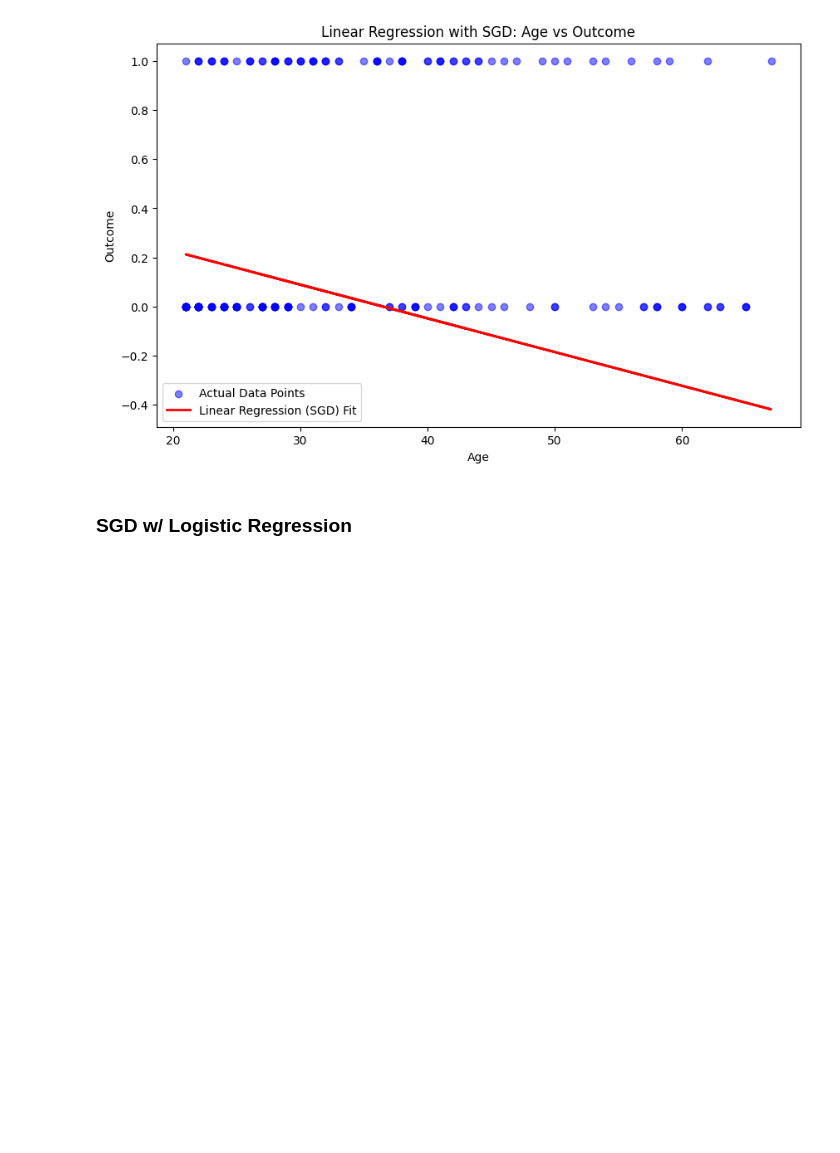
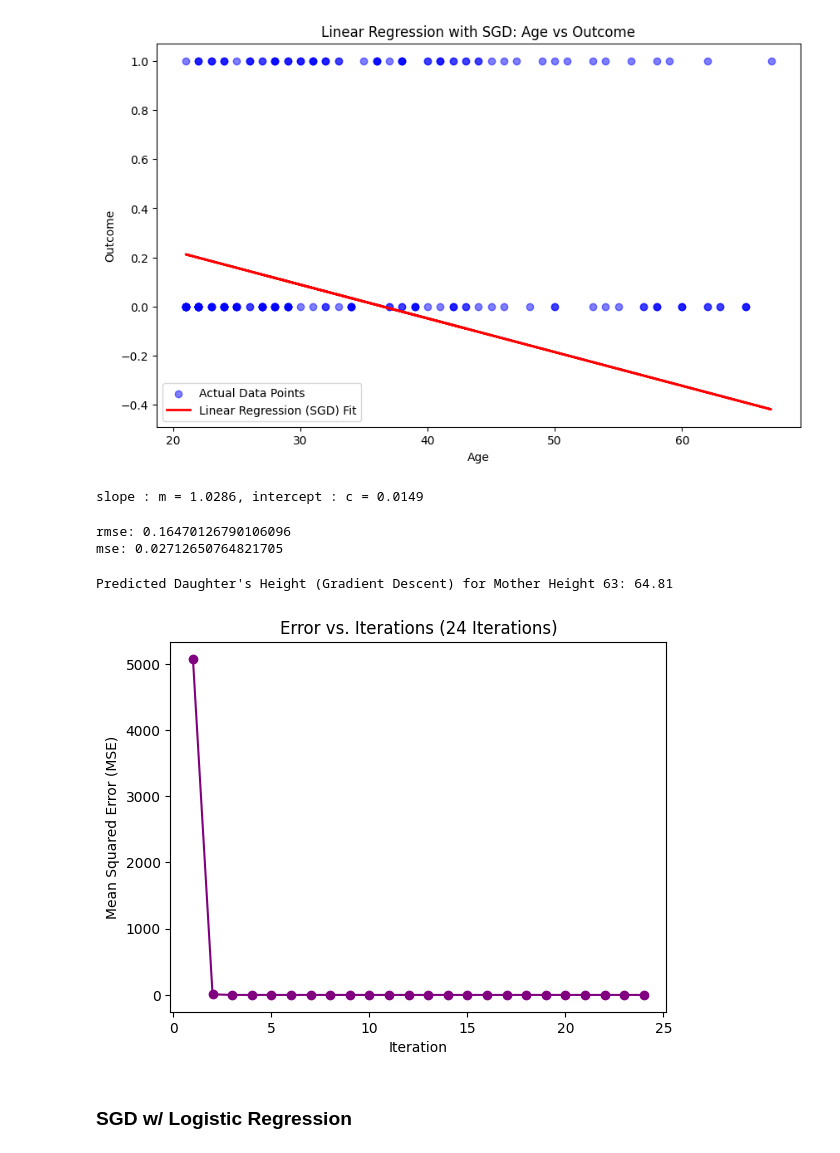
Before and after one commit to anbaralthaf/MachineLearning, a Jupyter notebook: midsem.ipynb, the cells around one changed output. Drawn from its saved outputs; the diff is of its cells as text; code cells hidden in the pictures; blank space fills up the shorter version.

```diff
--- a/midsem.ipynb
+++ b/midsem.ipynb
@@ -243,6 +243,66 @@ Mean Squared Error (MSE): 0.3848
 Root Mean Squared Error (RMSE): 0.6204
 R-squared (R2): -0.6716
 [figure]
+# %%
+import pandas as pd
+import matplotlib.pyplot as plt
+import numpy as np
+import math
+
+data = pd.read_csv('heights.csv')
+X = data['mother_height'].values
+y = data['daughter_height'].values
+# %%
+def gradient_descent(X,y,learning_rate = 0.0001, epochs = 24):
+    m = 0
+    c = 0
+    n = float(len(X))
+    error_list = []
+
+    for i in range(epochs):
+        y_pred = m*X + c
+
+        D_m = (-2/n)*sum(X*(y-y_pred))
+        D_c = (-2/n)*sum(y-y_pred)
+
+        m = m - learning_rate * D_m
+        c = c - learning_rate * D_c
+
+        mse = np.mean((y-y_pred)**2)
+        error_list.append(mse)
+    return m,c,error_list
+
+m,c,error_list = gradient_descent(X,y)
+print(f"slope : m = {m:.4f}, intercept : c = {c:.4f}")
+# %% [output]
+slope : m = 1.0286, intercept : c = 0.0149
+# %%
+Y_pred = m*X + c
+mse = np.mean((y-Y_pred)**2)
+rmse = np.sqrt(mse)
+
+print(f"rmse: {rmse:}")
+print(f"mse: {mse:}")
+# %% [output]
+rmse: 0.16470126790106096
+mse: 0.02712650764821705
+# %%
+mother_height_new = 63
+
+# Prediction using Gradient Descent model
+daughter_height_gd = m * mother_height_new + c
+print(f"Predicted Daughter's Height (Gradient Descent) for Mother Height {mother_height_new}: {daughter_height_gd:.2f}")
+# %% [output]
+Predicted Daughter's Height (Gradient Descent) for Mother Height 63: 64.81
+# %%
+# Plotting Error vs. Iterations
+plt.plot(range(1, 25), error_list, marker='o', color='purple')
+plt.xlabel('Iteration')
+plt.ylabel('Mean Squared Error (MSE)')
+plt.title('Error vs. Iterations (24 Iterations)')
+plt.show()
+# %% [output]
+[figure, added]
 # %% [markdown]
 ### SGD w/ Logistic Regression
 # %%
```
Also changed, not shown: 1 other file.
